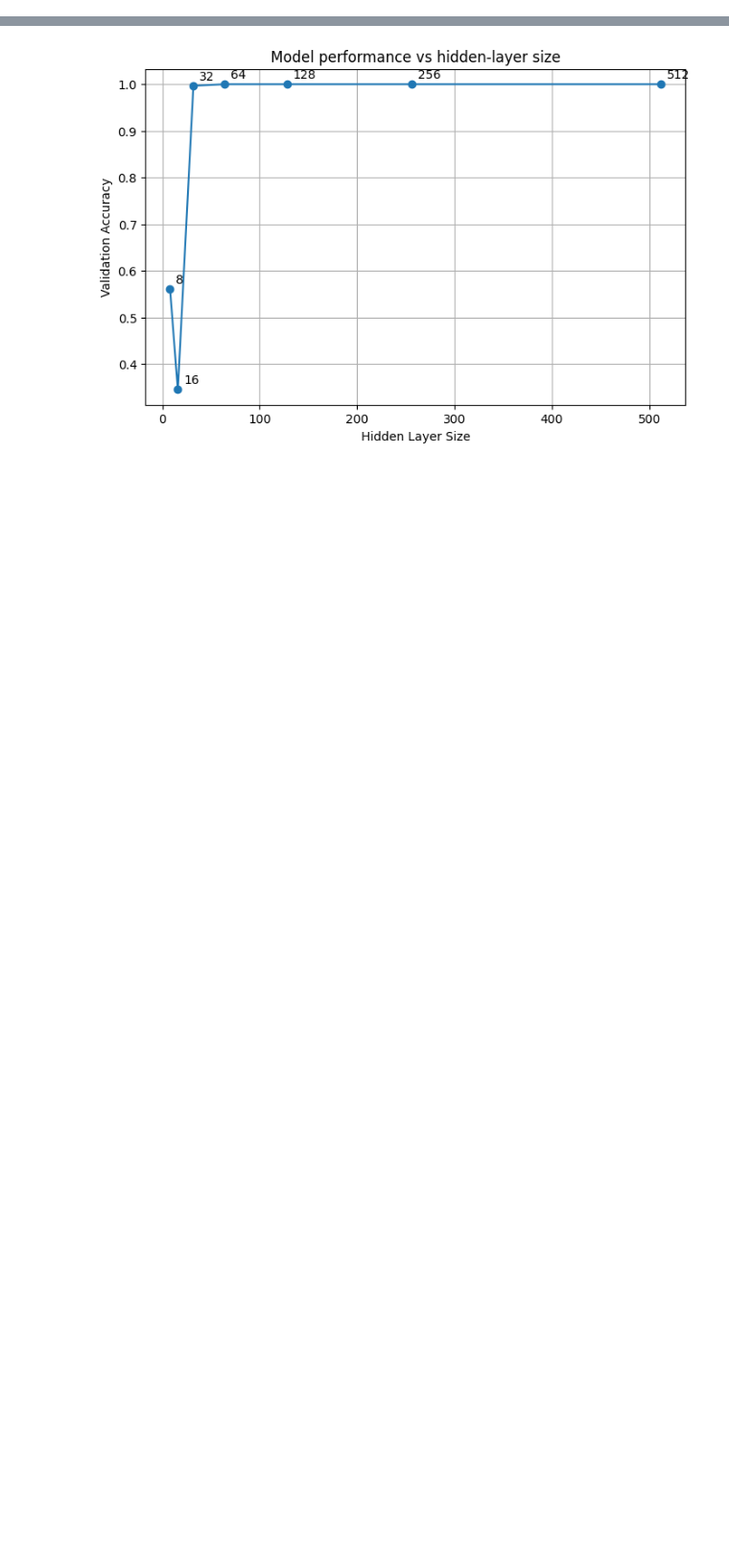
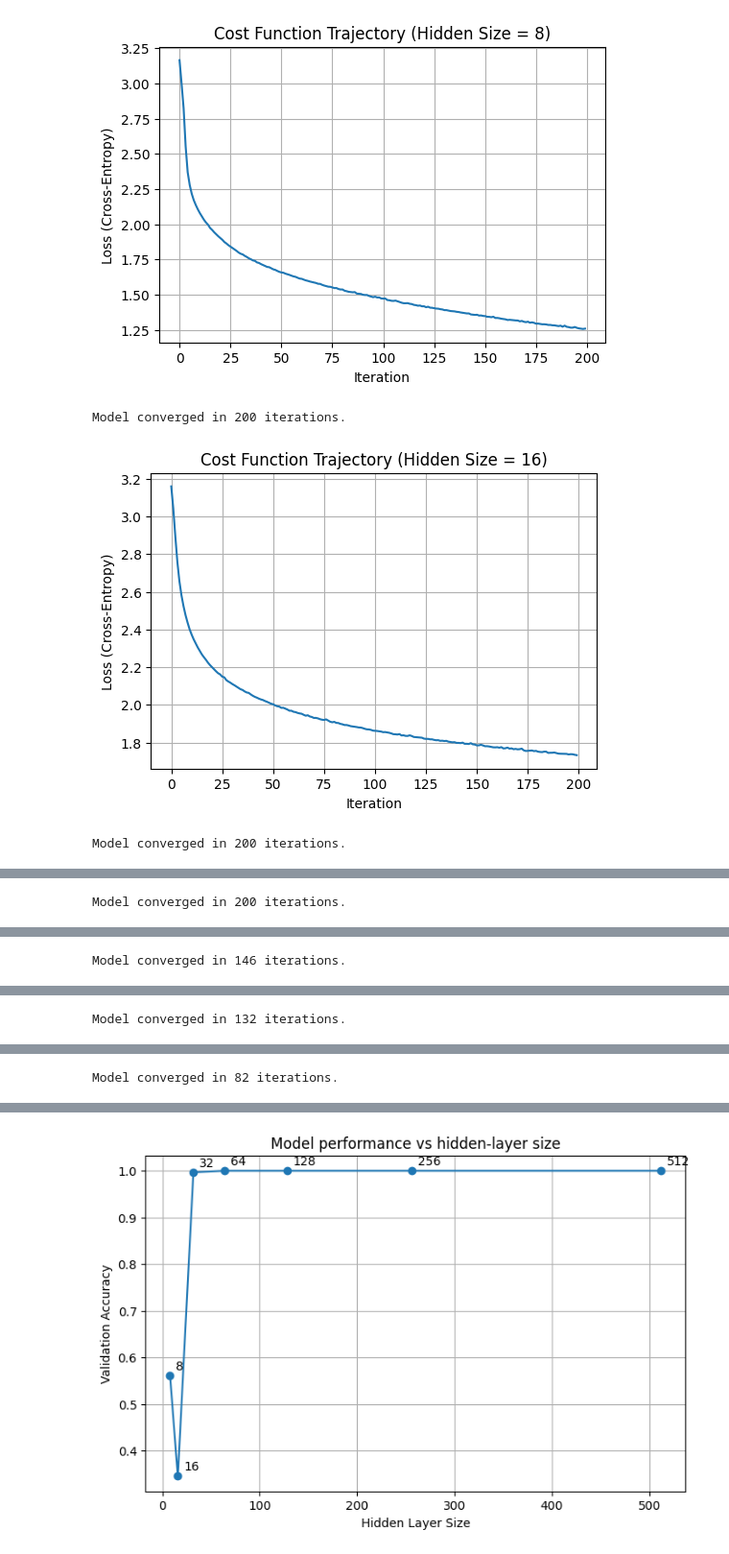
Before and after one commit to eleftheriaa/American-Sign-Language-Detection, a Jupyter notebook: nn/hl_size_tuning.ipynb, the cells around one changed output, grey strips where cells are left out. Shown: that part at 96% size. Cells and saved outputs as stored; diff of their text form; code cells hidden in the pictures; blank space fills up the shorter version.

Commit message:
loss function graphs

```diff
--- a/nn/hl_size_tuning.ipynb
+++ b/nn/hl_size_tuning.ipynb
@@ -91,0 +28,53 @@ Therefore, a hidden layer in the range 64 neurons provides the best trade-off be
+# %%
+hidden_sizes = [8, 16, 32, 64, 128, 256, 512]
+
+val_accs = []
+train_accs = []
+val_f1s = []
+
+import matplotlib.pyplot as plt
+
+for h in hidden_sizes:
+    # print(f"\nTraining model with hidden size = {h}")
+
+    model = MLPClassifier(
+        hidden_layer_sizes=(h,),
+        alpha=0.0001,             # L2 regularization strength
+        early_stopping=False,
+        n_iter_no_change=10,
+        # verbose=True,
+        random_state=42
+    )
+
+    model.fit(X_train, y_train)
+
+    # --------------------------
+    # PLOT COST FUNCTION
+    # --------------------------
+    plt.figure(figsize=(6,4))
+    plt.plot(model.loss_curve_)
+    plt.title(f"Cost Function Trajectory (Hidden Size = {h})")
+    plt.xlabel("Iteration")
+    plt.ylabel("Loss (Cross-Entropy)")
+    plt.grid(True)
+    plt.show()
+
+    # Compute metrics
+    acc_tr = model.score(X_train, y_train)
+    pred_val = model.predict(X_validate)
+    acc = accuracy_score(y_validate, pred_val)
+    f1 = f1_score(y_validate, pred_val, average='weighted')
+
+    val_accs.append(acc)
+    train_accs.append(acc_tr)
+    val_f1s.append(f1)
+
+
+# Print results
+for h,tr, a, f in zip(hidden_sizes,train_accs, val_accs, val_f1s):
+    print(f"Hidden={h:3d} |Train Accuracy={tr:.4f}| Val Accuracy={a:.4f} | Val F1={f:.4f}")
+# %% [output]
+[figure, added]
+Model converged in 200 iterations.
+[figure, added]
+Model converged in 200 iterations.
@@ -91,0 +82 @@ Therefore, a hidden layer in the range 64 neurons provides the best trade-off be
+Model converged in 200 iterations.
@@ -91,0 +84 @@ Therefore, a hidden layer in the range 64 neurons provides the best trade-off be
+Model converged in 146 iterations.
@@ -91,0 +86 @@ Therefore, a hidden layer in the range 64 neurons provides the best trade-off be
+Model converged in 132 iterations.
@@ -91,0 +88 @@ Therefore, a hidden layer in the range 64 neurons provides the best trade-off be
+Model converged in 82 iterations.
```
Also changed, not shown: parts of 5 cells of this notebook, 1 other file.
